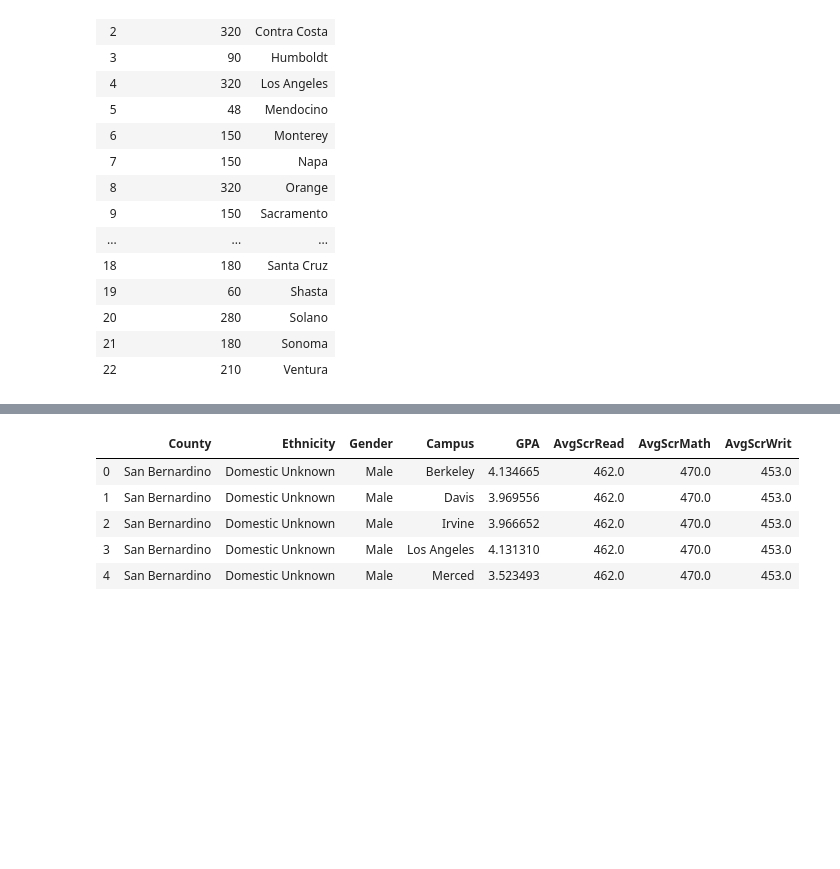
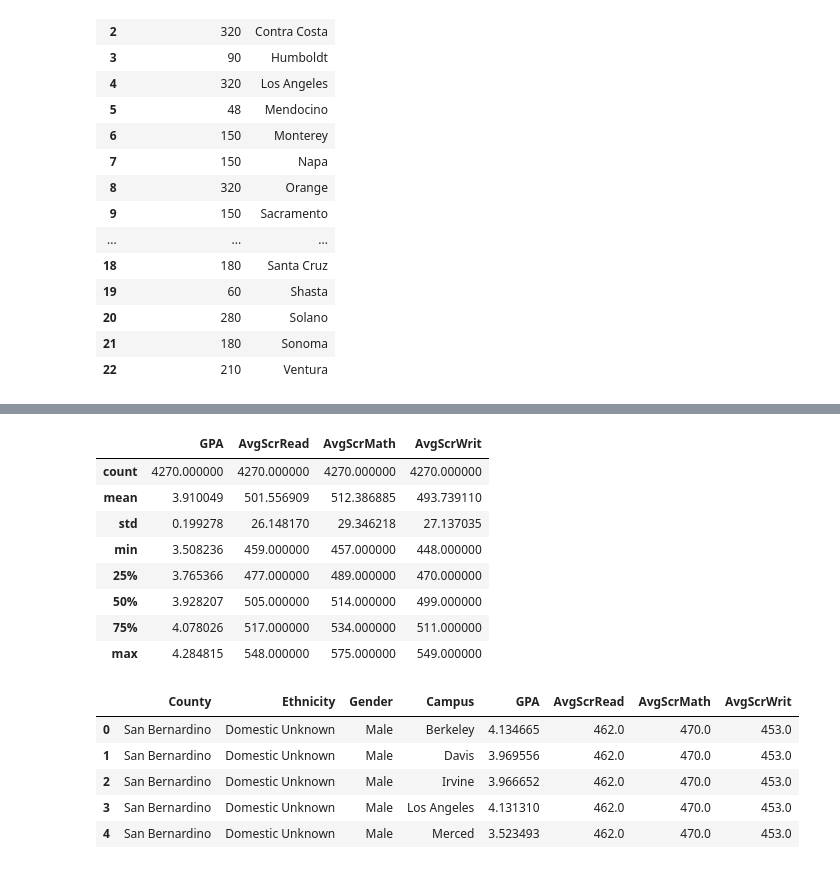
Before and after one commit to SJSUFall2019-CMPE272/GoSAT, a Jupyter notebook: machine-learning/Train.ipynb, the cells around one changed output, grey strips where cells are left out. Saved outputs shown, nothing was run; the diff lists cells and outputs as text; code cells hidden in the pictures; blank space fills up the shorter version.

```diff
--- a/machine-learning/Train.ipynb
+++ b/machine-learning/Train.ipynb
@@ -108,3 +150,15 @@ df.groupby('Ethnicity') \
+# %%
+df.describe()
+# %% [output]
+|  | GPA | AvgScrRead | AvgScrMath | AvgScrWrit |
+| count | 4270.000000 | 4270.000000 | 4270.000000 | 4270.000000 |
+| mean | 3.910049 | 501.556909 | 512.386885 | 493.739110 |
+| std | 0.199278 | 26.148170 | 29.346218 | 27.137035 |
+| min | 3.508236 | 459.000000 | 457.000000 | 448.000000 |
+| 25% | 3.765366 | 477.000000 | 489.000000 | 470.000000 |
+| 50% | 3.928207 | 505.000000 | 514.000000 | 499.000000 |
+| 75% | 4.078026 | 517.000000 | 534.000000 | 511.000000 |
+| max | 4.284815 | 548.000000 | 575.000000 | 549.000000 |
 # %%
 df = df.drop(['Unnamed: 0', 'Status'], axis=1)
 df.head()
```
Also changed, not shown: parts of 7 cells of this notebook, 7 other files.
